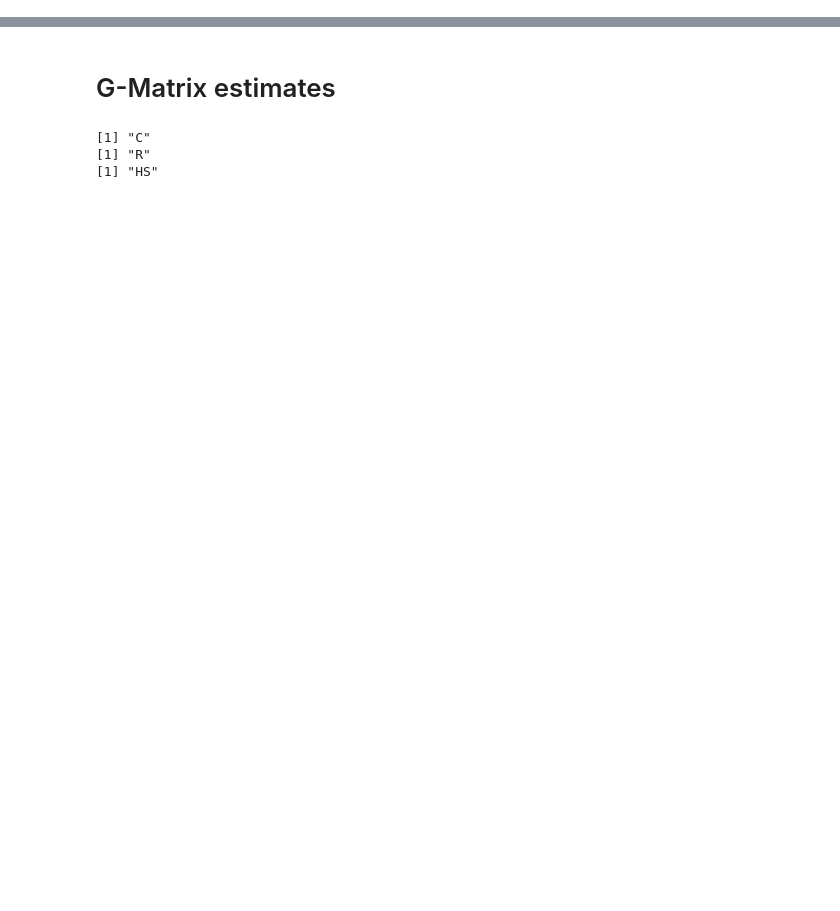
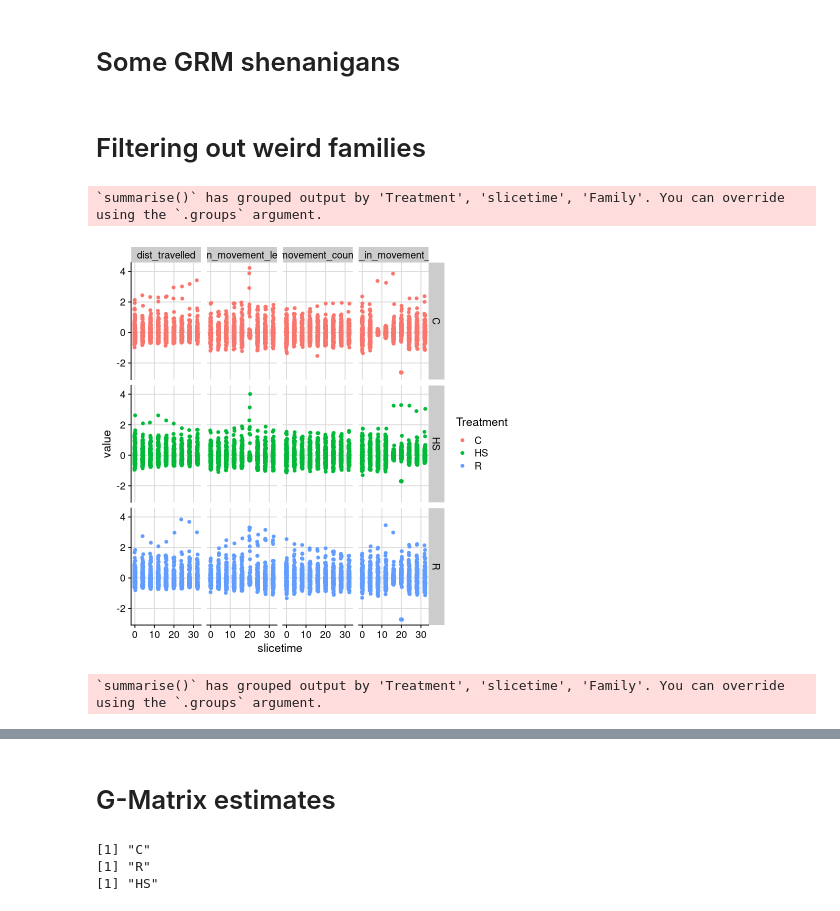
Before and after one commit to Wolfffff/quantitative-genetics-behavior, a Jupyter notebook: sandbox/20210603_Wolf/20210520_Example_H2-MCMC+G-matrix.ipynb, the cells around one changed output, grey strips where cells are left out. Drawn from its saved outputs; the diff is of its cells as text; code cells hidden in the pictures; blank space fills up the shorter version.

```diff
--- a/sandbox/20210603_Wolf/20210520_Example_H2-MCMC+G-matrix.ipynb
+++ b/sandbox/20210603_Wolf/20210520_Example_H2-MCMC+G-matrix.ipynb
@@ -114,6 +105,8 @@ f1s_df_36 <- combined_filtered_df
 
 #Append meaningful individual ID
 f1s_df_36$indiv_id <- paste0(f1s_df_36$Batch,"_",f1s_df_36$Family,"_",f1s_df_36$Well_orderAsTracked)
+# %% [markdown]
+# Some GRM shenanigans
 # %%
 path <- paste("female_parents.biSNP.sing.HW.gatk.GQfilter.MAF05.w100s1r08", c(".bed", ".bim", ".fam"), sep = "")
 SNPs <- read.plink(path[1], path[2], path[3])
@@ -149,3 +142,63 @@ pos <- as.numeric(sapply(name_split,FUN=function(x){strsplit(x,split=":")[[1]][2
 
 map_g = data.frame(snp = name_split,chr = chr, pos=pos,ref=rep("A",ncol(gt_mat)),alt=rep("T",ncol(gt_mat)))
 # chr <- mapvalues(map_g$chr,unique(map_g$chr),c(1,2,3,4,5,6))
+# %% [markdown]
+
+# Filtering out weird families
+# %%
+scaledFamilyMeans = function(f1s_df_ts){
+    scaled_f1s <- f1s_df_ts
+    for (treatment in c("C","R","HS")){
+        for (time in unique(f1s_df_ts$slicetime)){
+            for (trait in traits){
+                scaled_f1s[scaled_f1s$Treatment == treatment & scaled_f1s$slicetime == time, traits] <- scale(scaled_f1s[scaled_f1s$Treatment == treatment & scaled_f1s$slicetime == time,traits])
+            }
+        }
+    }
+    family_means_df = scaled_f1s %>%
+        select(Treatment, slicetime, Family, all_of(traits)) %>%
+        pivot_longer(all_of(traits)) %>%
+        group_by(Treatment, slicetime, Family, name) %>%
+        summarise(value = mean(value))
+    family_means_df
+}
+make_familyPlots = function(f1s_df_ts){
+    family_means_df = scaledFamilyMeans(f1s_df_ts)
+    family_means = family_means_df %>%
+        ggplot(aes(slicetime, value, group = interaction(Treatment, slicetime), color = Treatment)) +
+        geom_jitter(width = 0.3) + facet_grid(Treatment~name) +theme_cowplot() + background_grid()
+    family_means
+}
+# %%
+family_means = make_familyPlots(f1s_df_ts)
+family_means
+#save_plot(filename = "family_mean_plots.png", family_means, base_height = 4, base_asp = 1.3, ncol = 4, nrow = 3)
+# %% [output]
+`summarise()` has grouped output by 'Treatment', 'slicetime', 'Family'. You can override using the `.groups` argument.
+[figure, added]
+# %%
+family_means_df = scaledFamilyMeans(f1s_df_ts)
+var_leverage_df = data.frame(Treatment = NA_character_, slicetime = NA_integer_,
+                           name = NA_character_,
+                           Family = NA_integer_,
+                           var_ratio = NA_real_)
+for(t in unique(family_means_df$Treatment)){
+    for(s in unique(family_means_df$slicetime)){
+        for(n in unique(family_means_df$name)){
+            current_slice = filter(family_means_df, Treatment == t,
+                                                    slicetime == s,
+                                                    name == n)
+            total_var = var(current_slice$value)
+            for(fam in unique(current_slice$Family)){
+                var_leverage_df = rbind(var_leverage_df, data.frame(Treatment = t,
+                           slicetime = s,
+                           name = n,
+                           Family = fam,
+                           var_ratio = var(filter(current_slice, Family != fam)$value)/total_var))
+            }
+        }
+    }
+}
+var_leverage_df = na.omit(var_leverage_df)
+# %% [output]
+`summarise()` has grouped output by 'Treatment', 'slicetime', 'Family'. You can override using the `.groups` argument.
```
Also changed, not shown: parts of 16 cells of this notebook, 1 other file.
